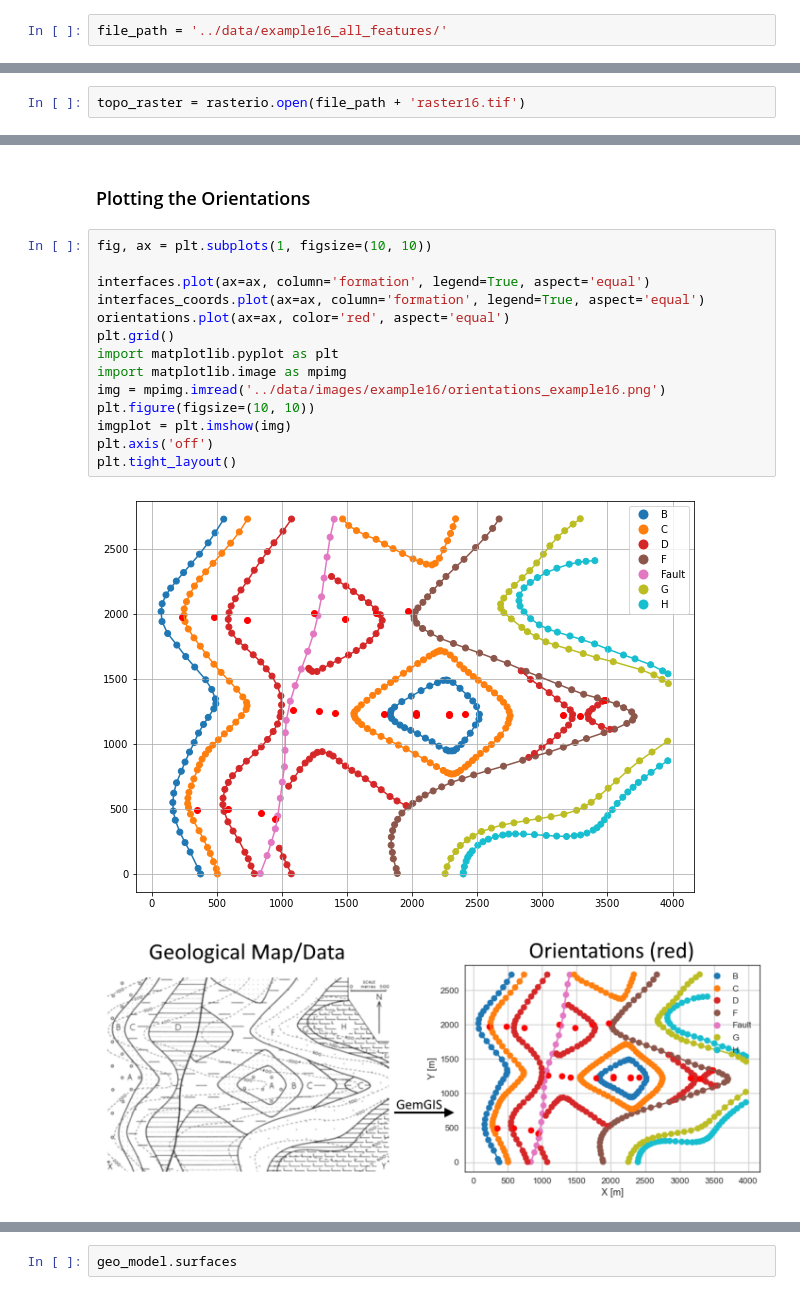
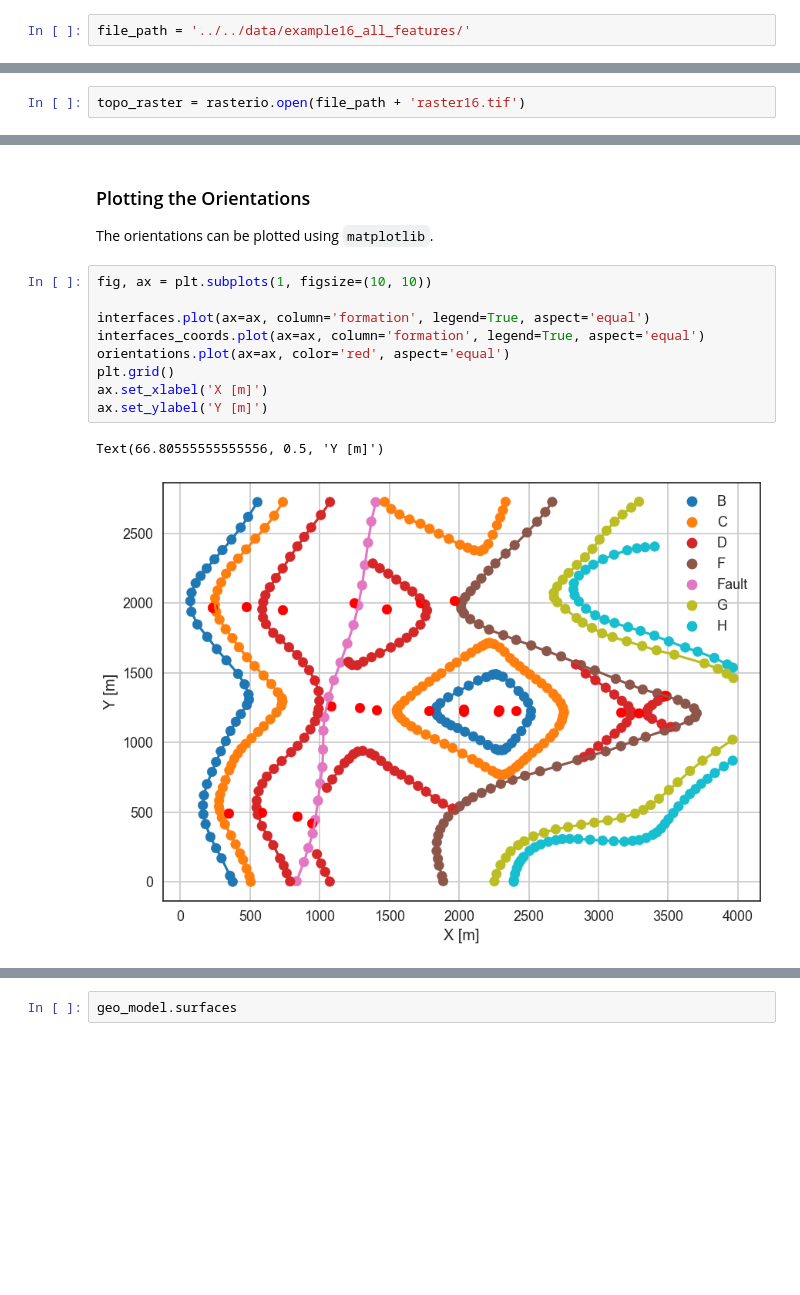
Before and after one commit to cgre-aachen/gemgis_data, a Jupyter notebook: notebooks/06_combined_models/example02_unconformable_faulted_layers.ipynb, the cells around one changed output, grey strips where cells are left out. Cells and saved outputs as stored; diff of their text form; blank space fills up the shorter version.

```diff
--- a/notebooks/06_combined_models/example02_unconformable_faulted_layers.ipynb
+++ b/notebooks/06_combined_models/example02_unconformable_faulted_layers.ipynb
@@ -44,3 +101,3 @@ import rasterio
 # %%
-file_path = '../data/example16_all_features/'
+file_path = '../../data/example16_all_features/'
 # %% [markdown]
@@ -313,20 +441,19 @@ orientations.head()
 # %% [markdown]
+<a id='plotting-the-orientations'></a>
+
 ### Plotting the Orientations
+
+The orientations can be plotted using `matplotlib`.
 # %%
 fig, ax = plt.subplots(1, figsize=(10, 10))
 
 interfaces.plot(ax=ax, column='formation', legend=True, aspect='equal')
 interfaces_coords.plot(ax=ax, column='formation', legend=True, aspect='equal')
 orientations.plot(ax=ax, color='red', aspect='equal')
 plt.grid()
-import matplotlib.pyplot as plt
-import matplotlib.image as mpimg
-img = mpimg.imread('../data/images/example16/orientations_example16.png')
-plt.figure(figsize=(10, 10))
-imgplot = plt.imshow(img)
-plt.axis('off')
-plt.tight_layout()
+ax.set_xlabel('X [m]')
+ax.set_ylabel('Y [m]')
 # %% [output]
+Text(66.80555555555556, 0.5, 'Y [m]')
-[figure, old version]
+[figure, new version]
-[figure, removed]
 # %% [markdown]
```
Also changed, not shown: parts of 78 cells of this notebook, 7 other files.
